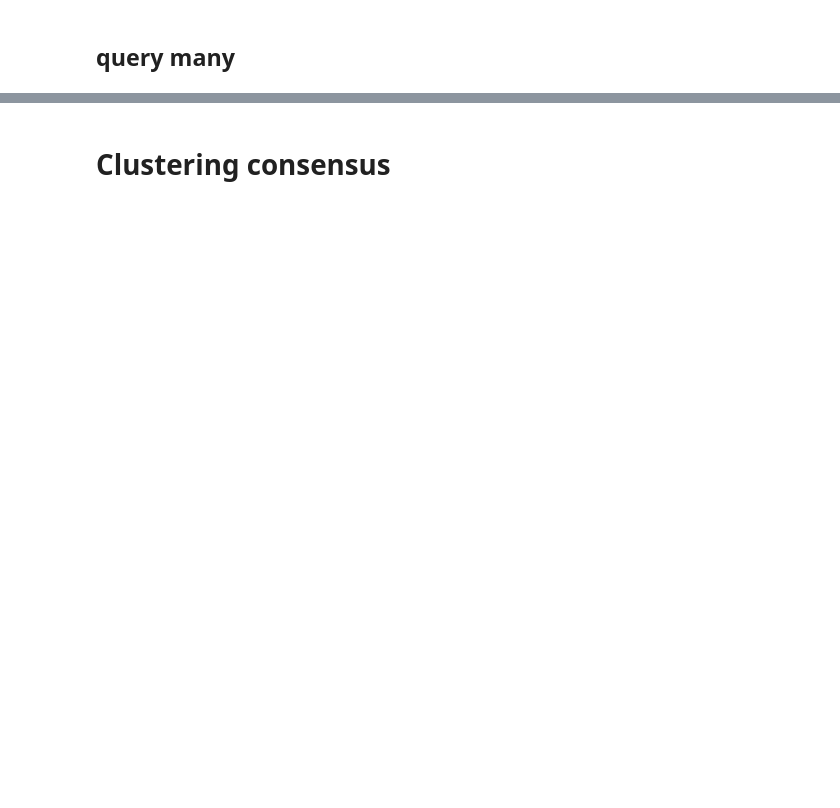
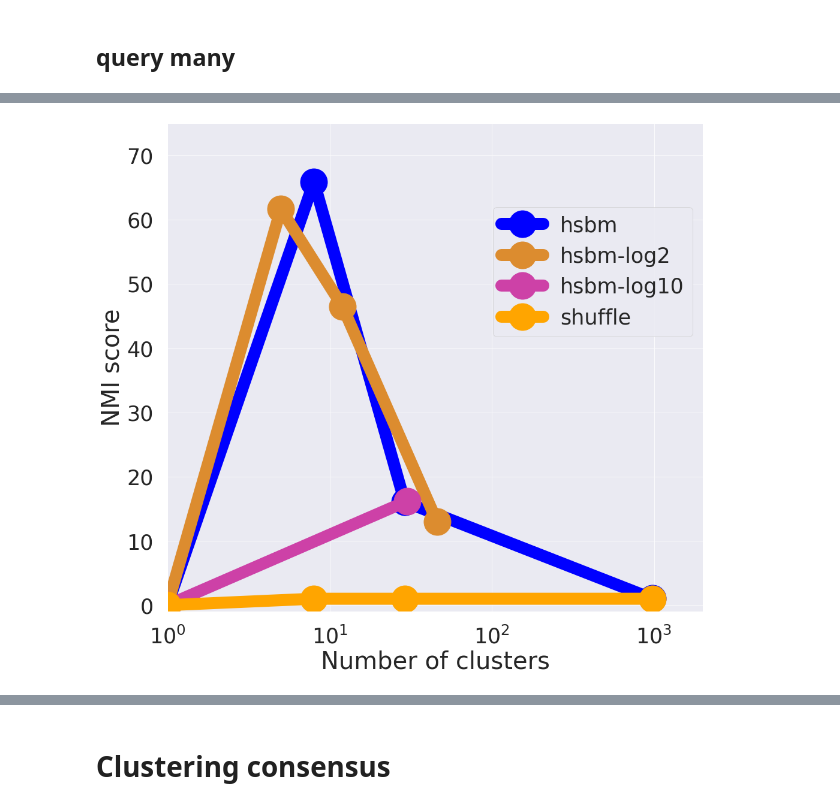
Before and after one commit to fvalle1/topics, a Jupyter notebook: hSBM_clusters.ipynb, the cells around one changed output, grey strips where cells are left out. Cells and saved outputs as stored; diff of their text form; code cells hidden in the pictures; blank space fills up the shorter version.

Commit message:
fix scores

```diff
--- a/hSBM_clusters.ipynb
+++ b/hSBM_clusters.ipynb
@@ -207,24 +189,21 @@ scores['shuffle'] = get_scores_shuffled(directory, df_files, label=label, algori
 # %%
 label = labels[0]
 scores = {}
-scores['hsbm'] = get_scores(directory, labels, df_files=df_files, verbose=False)[label]
+scores['hsbm'] = get_scores(directory, labels, df_files=df_files, algorithm = "topsbm", verbose=False)[label]
 scores['hierarchical'] = get_scores(directory, labels, algorithm='hierarchical-log', verbose=False)[label]
 scores['lda'] = get_scores(directory, labels, algorithm='lda', verbose=False)[label]
-#scores['kmeans'] = get_scores(directory, labels, algorithm='kmeans', verbose=False)[label]
 scores['tm']=get_scores(directory, labels, algorithm='tm', verbose=False)[label]
-#scores['cc']=get_scores(directory, labels, algorithm='cc', verbose=False)[label]
 scores['wgcna']=get_scores(directory, labels, algorithm='wgcna', verbose=False)[label]
 scores['shuffle'] = get_scores_shuffled(directory, df_files, label=label, algorithm='topsbm')
+# %%
+scores["shuffle"]["xl"]=scores["shuffle"]["xl"][:-1]
+scores["shuffle"]["V"]=scores["shuffle"]["V"][:-1]
 # %%
-label="SMTS"
-scores={}
-#scores['hierarchical'] = get_scores(directory, labels, algorithm='hierarchical-log', verbose=False)[label]
-#scores['lda-tpm'] = get_scores(directory, labels, algorithm='lda-tpm', verbose=False)[label]
 scores['hsbm-log2'] = get_scores(directory, labels, algorithm='topsbm-log', verbose=False)[label]
 scores['hsbm-log10'] = get_scores(directory, labels, algorithm='topsbm-log10', verbose=False)[label]
-scores['hsbm'] = get_scores(directory, labels, algorithm='topsbm', df_files=df_files, verbose=False)[label]
-scores['hsbm-sweep'] = get_scores(directory, labels, algorithm='topsbm-sweep', df_files=df_files, verbose=False)[label]
-scores['shuffle'] = get_scores_shuffled(directory, df_files, label=label, algorithm='topsbm')
+scores['hierarchical-tpm'] = get_scores(directory, labels, algorithm='hierarchical-tpm', verbose=False)[label]
+scores['lda-tpm'] = get_scores(directory, labels, algorithm='lda-tpm', verbose=False)[label]
+scores['wgcna-tpm']=get_scores(directory, labels, algorithm='wgcna-tpm', verbose=False)[label]
 # %%
 scores["tissues"] = get_scores(directory, labels, algorithm='topsbm', verbose=False)[labels[0]]
 scores["sub_tissues"] = get_scores(directory, labels, algorithm='topsbm', verbose=False)[labels[1]]
@@ -239,17 +218,19 @@ normalise_score(norm_scores, base_algorithm="hsbm")
 # %%
 analyses = {
     "all": ['hsbm', 'tm', 'hierarchical', 'lda', 'wgcna', 'shuffle'],
-    "subtypes": ["Subtype_Selected", "BRCA_Subtype_PAM50",'shuffle'],
-    "hsbm": ["hsbm", "hsbm-sweep", "hsbm-log2","hsbm-log10",'shuffle'],
+    "hsbm": ["hsbm", "hsbm-log2","hsbm-log10",'shuffle'],
     "subtissues": ["tissues", "sub_tissues",'shuffle']
 }
 # %%
-analysis = "subtypes"
+analysis = "hsbm"
 
 fig=plt.figure(figsize=(20,15))
 ax = fig.subplots(1)
-add_score_lines(ax,scores, labels=analyses[analysis])
+add_score_lines(ax,scores, V="norm_V", labels=analyses[analysis])
 #ax.set_xscale('linear')
 plt.xlim(1,2000)
+plt.ylim(-1,75)
 plt.show()
 fig.savefig("%s/metric_scores_%s.pdf"%(directory,analysis))
+# %% [output]
+[figure, added]
```
Also changed, not shown: parts of 13 cells of this notebook.
